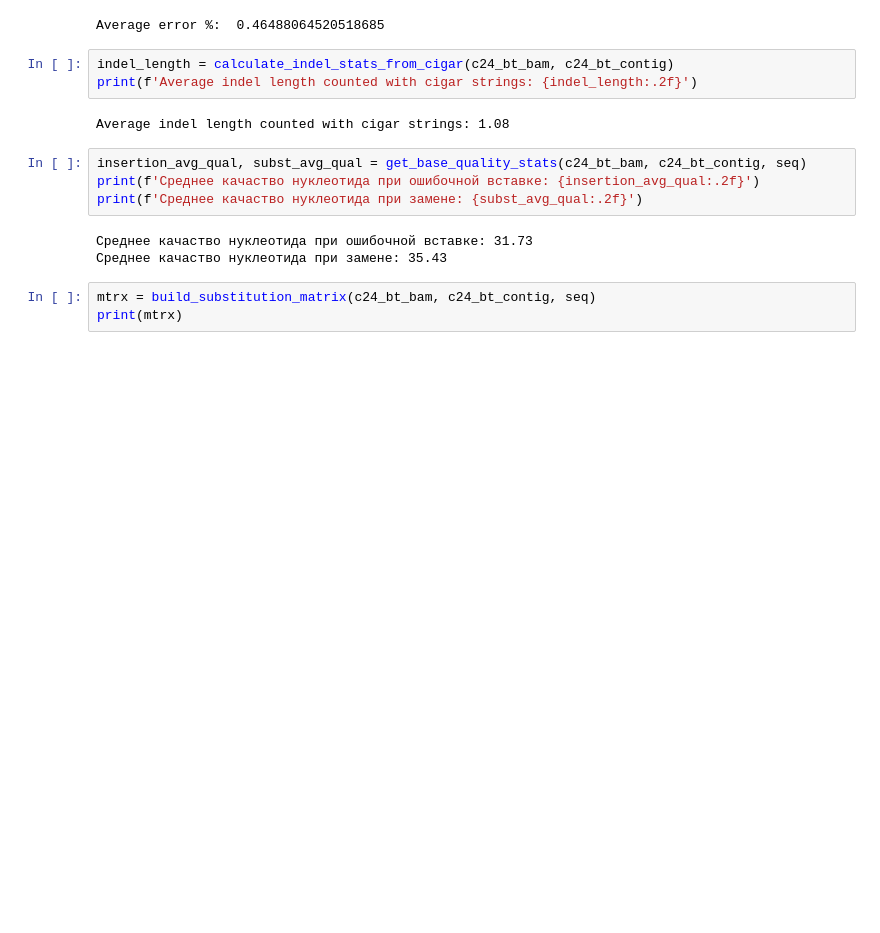
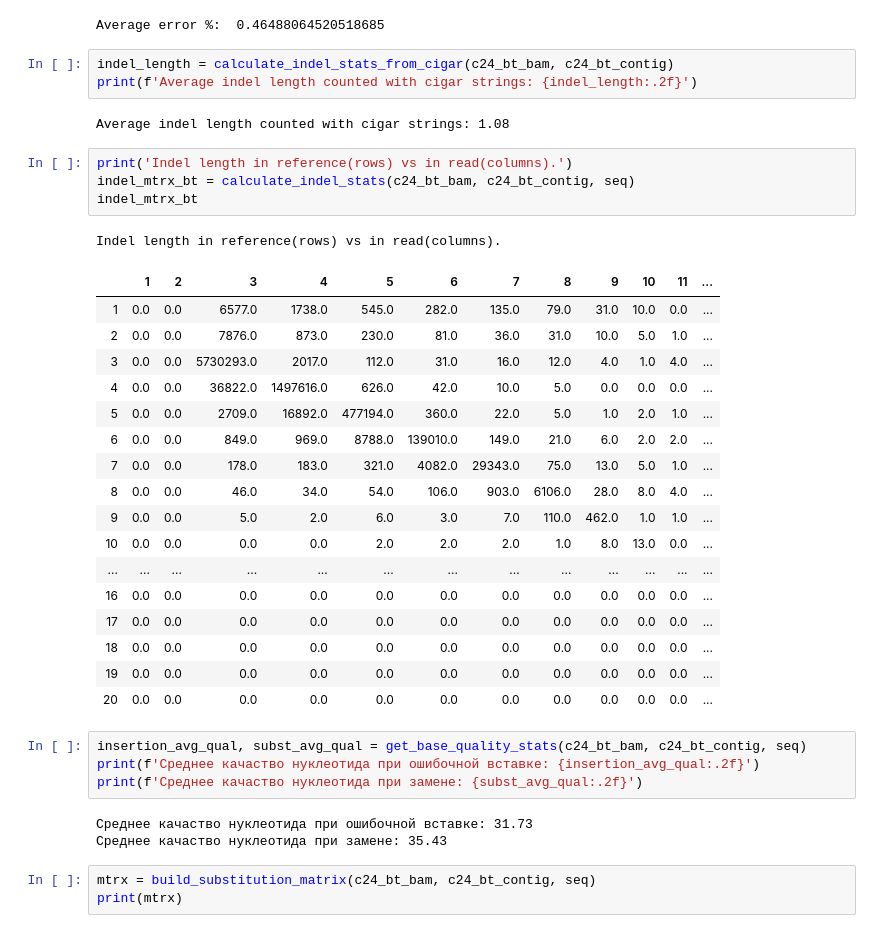
Before and after one commit to smetam/NGS2020, a Jupyter notebook: hw2_ion_torrent_read_analysis.ipynb, the cells around one changed output. Cells and saved outputs as stored; diff of their text form; blank space fills up the shorter version.

```diff
--- a/hw2_ion_torrent_read_analysis.ipynb
+++ b/hw2_ion_torrent_read_analysis.ipynb
@@ -326,6 +409,29 @@ indel_length = calculate_indel_stats_from_cigar(c24_bt_bam, c24_bt_contig)
 print(f'Average indel length counted with cigar strings: {indel_length:.2f}')
 # %% [output]
 Average indel length counted with cigar strings: 1.08
+# %%
+print('Indel length in reference(rows) vs in read(columns).')
+indel_mtrx_bt = calculate_indel_stats(c24_bt_bam, c24_bt_contig, seq)
+indel_mtrx_bt
+# %% [output]
+Indel length in reference(rows) vs in read(columns).
+|  | 1 | 2 | 3 | 4 | 5 | 6 | 7 | 8 | 9 | 10 | 11 | ... |
+| 1 | 0.0 | 0.0 | 6577.0 | 1738.0 | 545.0 | 282.0 | 135.0 | 79.0 | 31.0 | 10.0 | 0.0 | ... |
+| 2 | 0.0 | 0.0 | 7876.0 | 873.0 | 230.0 | 81.0 | 36.0 | 31.0 | 10.0 | 5.0 | 1.0 | ... |
+| 3 | 0.0 | 0.0 | 5730293.0 | 2017.0 | 112.0 | 31.0 | 16.0 | 12.0 | 4.0 | 1.0 | 4.0 | ... |
+| 4 | 0.0 | 0.0 | 36822.0 | 1497616.0 | 626.0 | 42.0 | 10.0 | 5.0 | 0.0 | 0.0 | 0.0 | ... |
+| 5 | 0.0 | 0.0 | 2709.0 | 16892.0 | 477194.0 | 360.0 | 22.0 | 5.0 | 1.0 | 2.0 | 1.0 | ... |
+| 6 | 0.0 | 0.0 | 849.0 | 969.0 | 8788.0 | 139010.0 | 149.0 | 21.0 | 6.0 | 2.0 | 2.0 | ... |
+| 7 | 0.0 | 0.0 | 178.0 | 183.0 | 321.0 | 4082.0 | 29343.0 | 75.0 | 13.0 | 5.0 | 1.0 | ... |
+| 8 | 0.0 | 0.0 | 46.0 | 34.0 | 54.0 | 106.0 | 903.0 | 6106.0 | 28.0 | 8.0 | 4.0 | ... |
+| 9 | 0.0 | 0.0 | 5.0 | 2.0 | 6.0 | 3.0 | 7.0 | 110.0 | 462.0 | 1.0 | 1.0 | ... |
+| 10 | 0.0 | 0.0 | 0.0 | 0.0 | 2.0 | 2.0 | 2.0 | 1.0 | 8.0 | 13.0 | 0.0 | ... |
+| ... | ... | ... | ... | ... | ... | ... | ... | ... | ... | ... | ... | ... |
+| 16 | 0.0 | 0.0 | 0.0 | 0.0 | 0.0 | 0.0 | 0.0 | 0.0 | 0.0 | 0.0 | 0.0 | ... |
+| 17 | 0.0 | 0.0 | 0.0 | 0.0 | 0.0 | 0.0 | 0.0 | 0.0 | 0.0 | 0.0 | 0.0 | ... |
+| 18 | 0.0 | 0.0 | 0.0 | 0.0 | 0.0 | 0.0 | 0.0 | 0.0 | 0.0 | 0.0 | 0.0 | ... |
+| 19 | 0.0 | 0.0 | 0.0 | 0.0 | 0.0 | 0.0 | 0.0 | 0.0 | 0.0 | 0.0 | 0.0 | ... |
+| 20 | 0.0 | 0.0 | 0.0 | 0.0 | 0.0 | 0.0 | 0.0 | 0.0 | 0.0 | 0.0 | 0.0 | ... |
 # %%
 insertion_avg_qual, subst_avg_qual = get_base_quality_stats(c24_bt_bam, c24_bt_contig, seq)
 print(f'Среднее качаство нуклеотида при ошибочной вставке: {insertion_avg_qual:.2f}')
```
Also changed, not shown: parts of 3 cells of this notebook.
